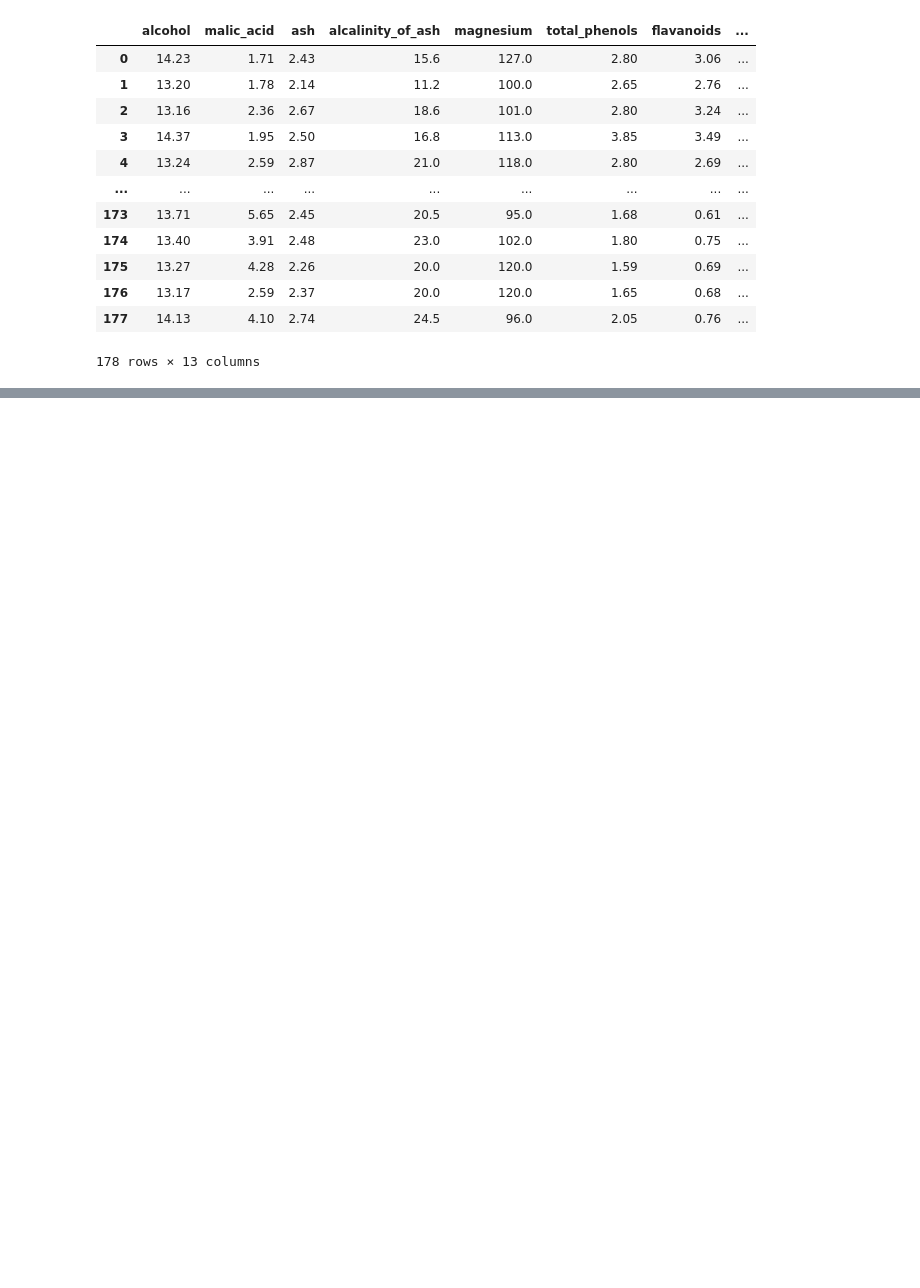
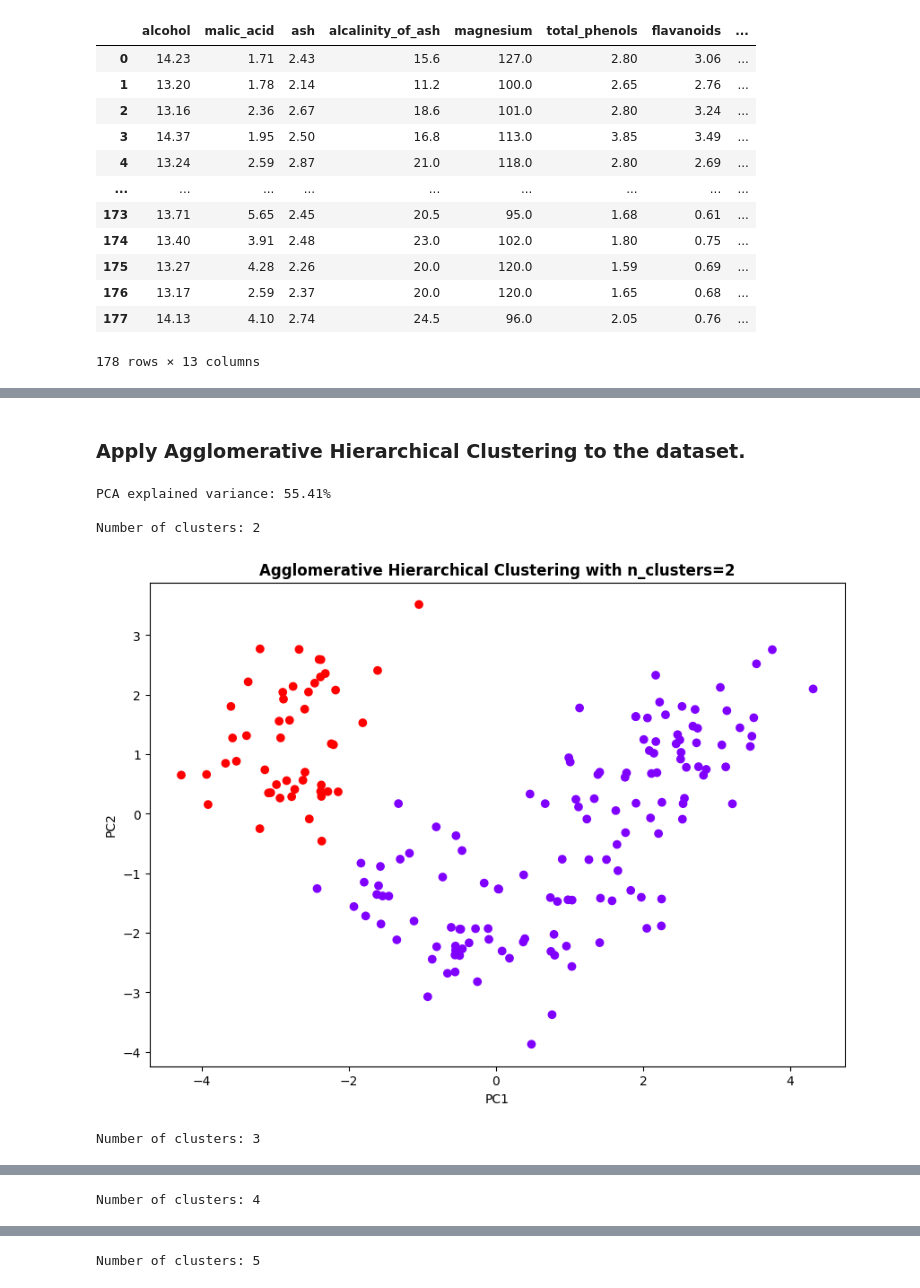
Before and after one commit to olkanth/MSCS_634_Lab_5, a Jupyter notebook: MSCS_634_Lab_5.ipynb, the cells around one changed output, grey strips where cells are left out. Drawn from its saved outputs; the diff is of its cells as text; code cells hidden in the pictures; blank space fills up the shorter version.

Commit message:
Heirachchical clustering and Dendogram

```diff
--- a/MSCS_634_Lab_5.ipynb
+++ b/MSCS_634_Lab_5.ipynb
@@ -89,0 +95,7 @@ wine_df.describe()
+# %%
+ # Scale the data with standard scalar
+from sklearn.preprocessing import StandardScaler
+
+scaler = StandardScaler()
+wine_df_scaled = scaler.fit_transform(wine_df)
+wine_df_scaled
@@ -89,0 +122,29 @@ wine_df.describe()
+# %% [markdown]
+### Apply Agglomerative Hierarchical Clustering to the dataset.
+# %%
+# Agglomerative Hierarchical Clustering
+# Test different values for n_clusters.
+import scipy.cluster.hierarchy as shc
+from sklearn.decomposition import PCA
+
+# PCA → 2 components for visualization
+pca = PCA(n_components=2)
+wine_pca = pca.fit_transform(wine_df_scaled)
+print(f"PCA explained variance: {pca.explained_variance_ratio_.sum():.2%}\n")
+
+for n in range(2, 6):
+  print(f"Number of clusters: {n}")
+  hc = AgglomerativeClustering(n_clusters=n, linkage='ward')
+  y_hc = hc.fit_predict(wine_pca)
+  plt.figure(figsize=(10, 7))
+  plt.scatter(wine_pca[:, 0], wine_pca[:, 1], c=y_hc, cmap='rainbow')
+  plt.title(f'Agglomerative Hierarchical Clustering with n_clusters={n}', fontsize=12, fontweight='bold')
+  plt.xlabel('PC1')
+  plt.ylabel('PC2')
+  plt.show()
+# %% [output]
+PCA explained variance: 55.41%
+
+Number of clusters: 2
+[figure, added]
+Number of clusters: 3
@@ -89,0 +152 @@ wine_df.describe()
+Number of clusters: 4
@@ -89,0 +154 @@ wine_df.describe()
+Number of clusters: 5
```
Also changed, not shown: parts of 13 cells of this notebook.
